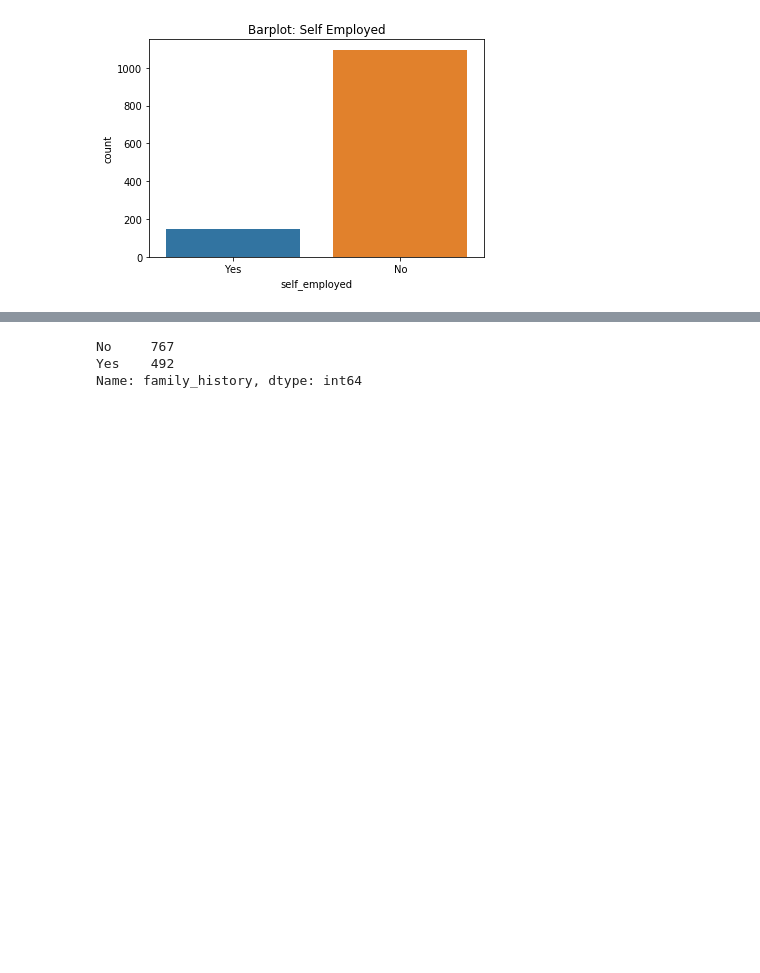
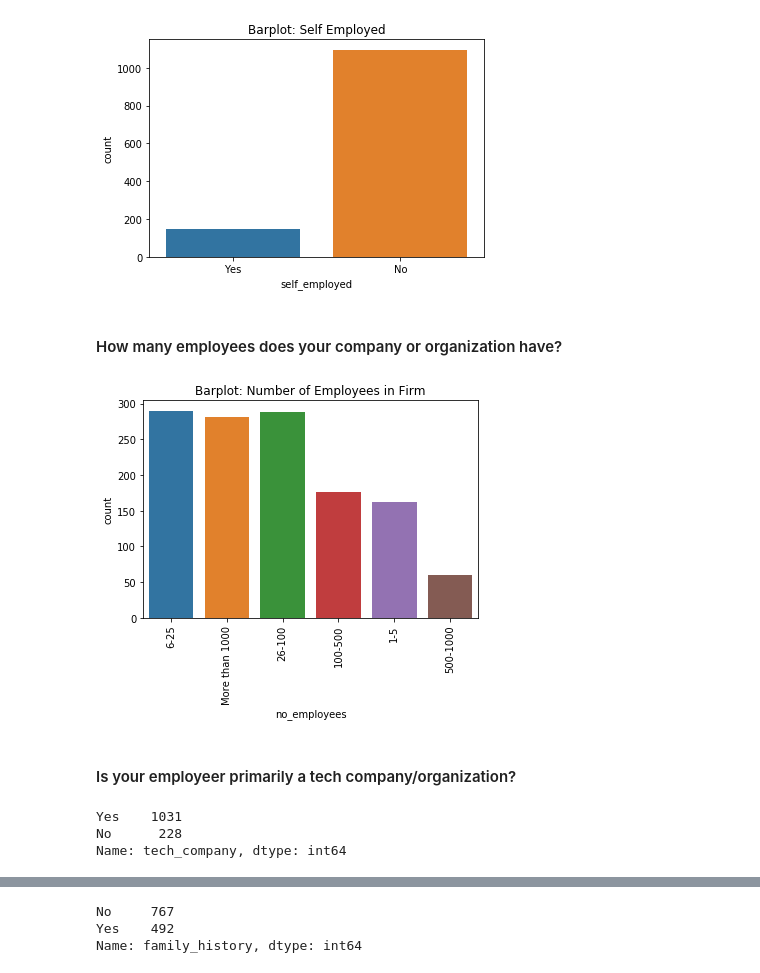
Before and after one commit to andrewboho/thinkful-data-science-bootcamp, a Jupyter notebook: research_proposal/mental_health_tech_final.ipynb, the cells around one changed output, grey strips where cells are left out. Cells and saved outputs as stored; diff of their text form; code cells hidden in the pictures; blank space fills up the shorter version.

```diff
--- a/research_proposal/mental_health_tech.ipynb
+++ b/research_proposal/mental_health_tech_final.ipynb
@@ -250,3 +235,21 @@ plt.title("Barplot: Self Employed")
 plt.show()
 # %% [output]
 [figure]
+# %% [markdown]
+#### How many employees does your company or organization have?
+# %%
+sns.countplot(mh_survey["no_employees"])
+plt.title("Barplot: Number of Employees in Firm")
+plt.xticks(rotation=90)
+plt.show()
+# %% [output]
+[figure, added]
+# %% [markdown]
+#### Is your employeer primarily a tech company/organization?
+# %%
+# Tech company
+mh_survey["tech_company"].value_counts()
+# %% [output]
+Yes    1031
+No      228
+Name: tech_company, dtype: int64
```
Also changed, not shown: parts of 54 cells of this notebook.
